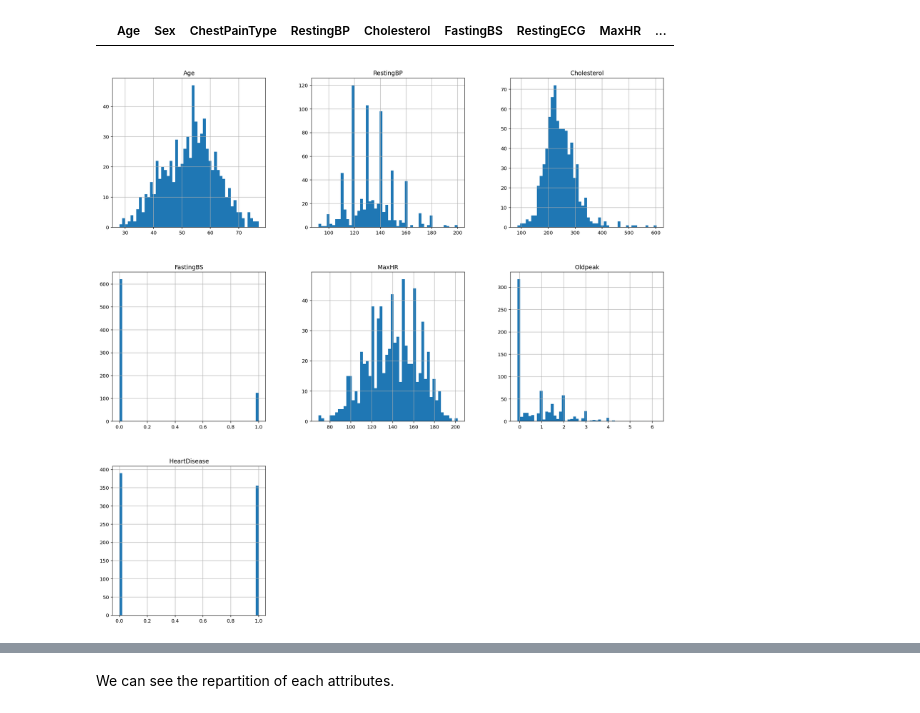
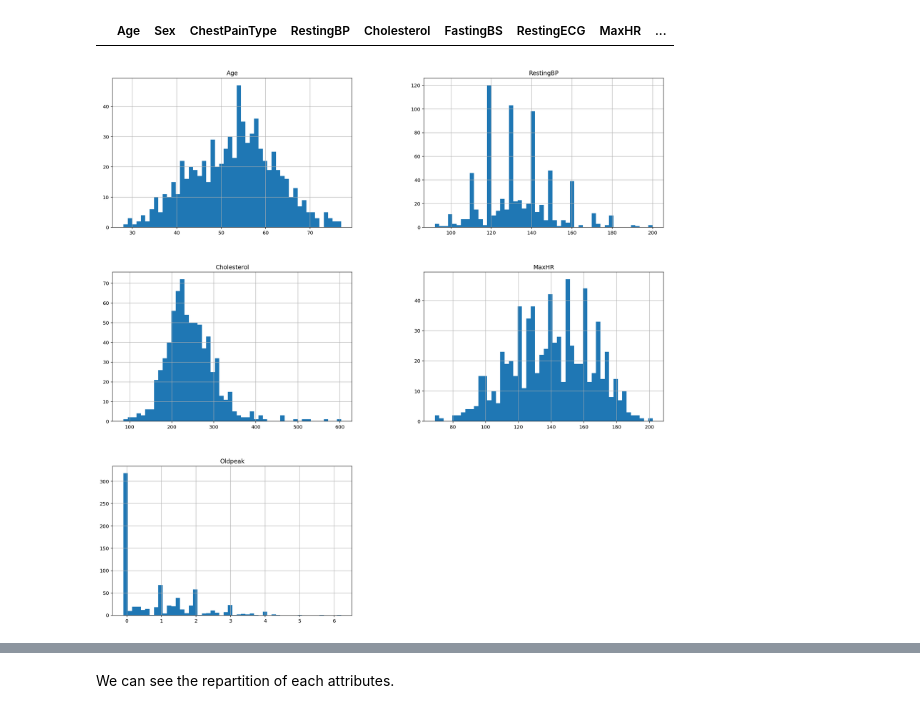
Before and after one commit to yxyfer/PTML_Project, a Jupyter notebook: src/heart_failure_prediction_supervised.ipynb, the cells around one changed output, grey strips where cells are left out. Drawn from its saved outputs; the diff is of its cells as text; code cells hidden in the pictures.

```diff
--- a/src/heart_failure_prediction_supervised.ipynb
+++ b/src/heart_failure_prediction_supervised.ipynb
@@ -143,7 +143,7 @@ df[df.RestingBP == 0]
 |  | Age | Sex | ChestPainType | RestingBP | Cholesterol | FastingBS | RestingECG | MaxHR | ... |
 # %%
 # Plot the histogram of each non-categorial attribute
-df.hist(bins=50, figsize=(20, 20))
+df.hist(column = ['Age', 'RestingBP', 'Cholesterol', 'MaxHR', 'Oldpeak'],bins=50, figsize=(20, 20))
 plt.show()
 # %% [output]
-[figure, old version]
+[figure, new version]
```
Also changed, not shown: parts of 17 cells of this notebook.
